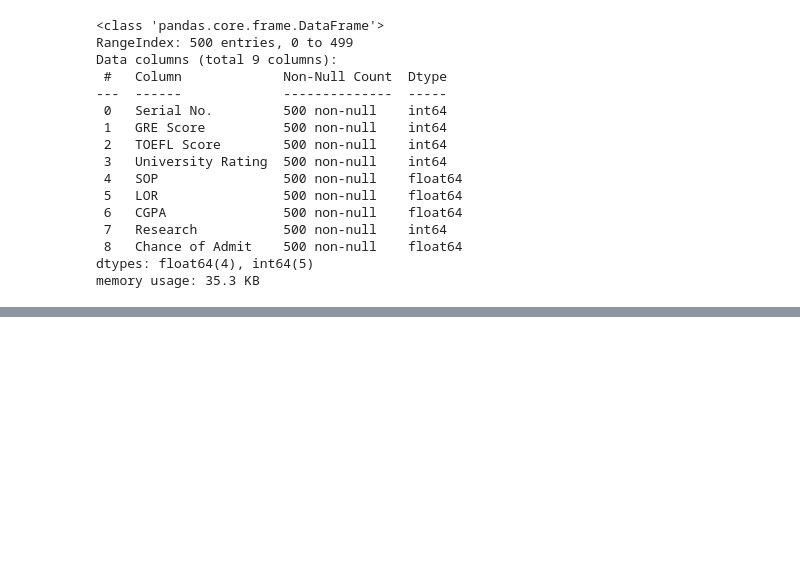
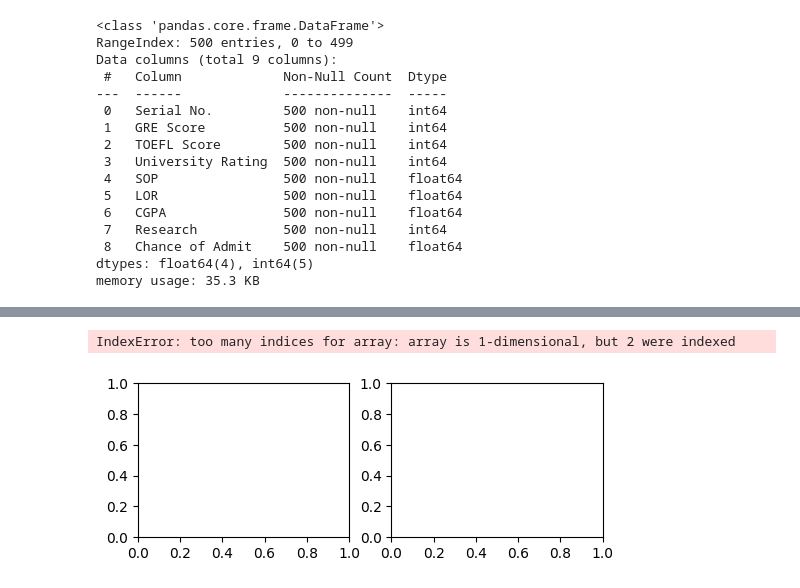
Before and after one commit to akshayabhale1406/SCLR_Jamboree_Education_Linear_Regression, a Jupyter notebook: Jamboree_Education_Linear_Regression.ipynb, the cells around one changed output, grey strips where cells are left out. Cells and saved outputs as stored; diff of their text form; code cells hidden in the pictures; blank space fills up the shorter version.

```diff
--- a/Jamboree_Education_Linear_Regression.ipynb
+++ b/Jamboree_Education_Linear_Regression.ipynb
@@ -67,0 +91,13 @@ box_plot_of_columns(df_box_plot)
+# %%
+def box_plot_of_columns (dfa):
+
+  fig, axs = plt.subplots(1, 2, figsize = (6, 2))
+  for row in range(len(dfa.columns)):
+    for column in range (2):
+      sns.boxplot(dfa.iloc[:, row], orient = "h", color = "green", ax = axs[1,2])
+      plt.show()
+
+box_plot_of_columns(df_box_plot)
+# %% [output]
+IndexError: too many indices for array: array is 1-dimensional, but 2 were indexed
+[figure, added]
```
Also changed, not shown: parts of 10 cells of this notebook.
